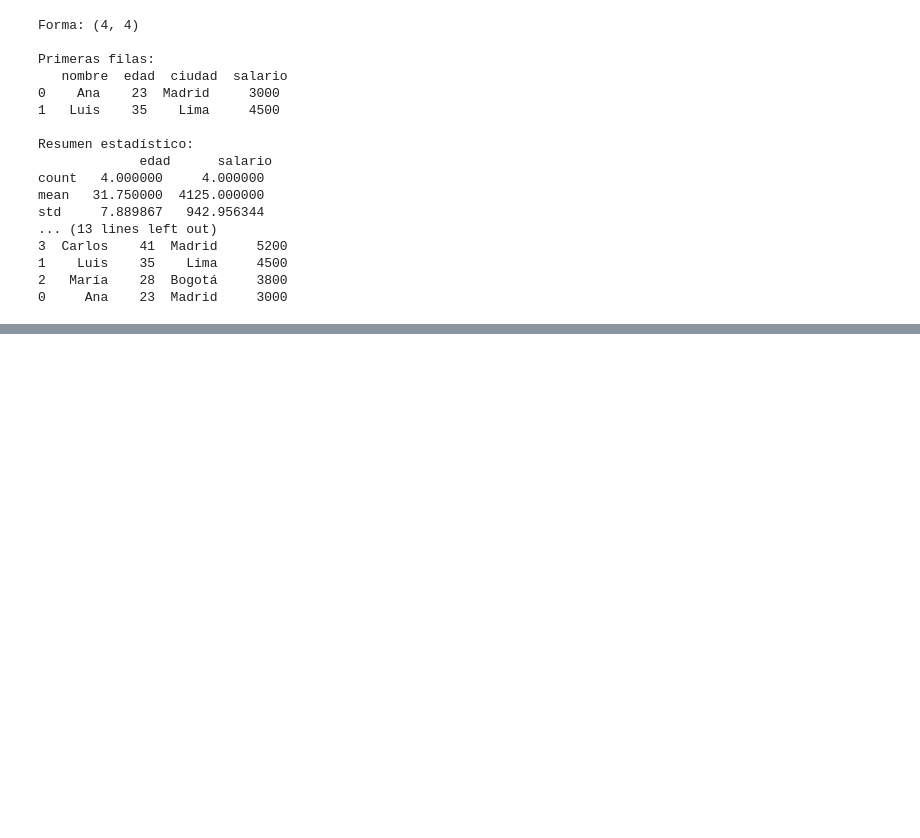
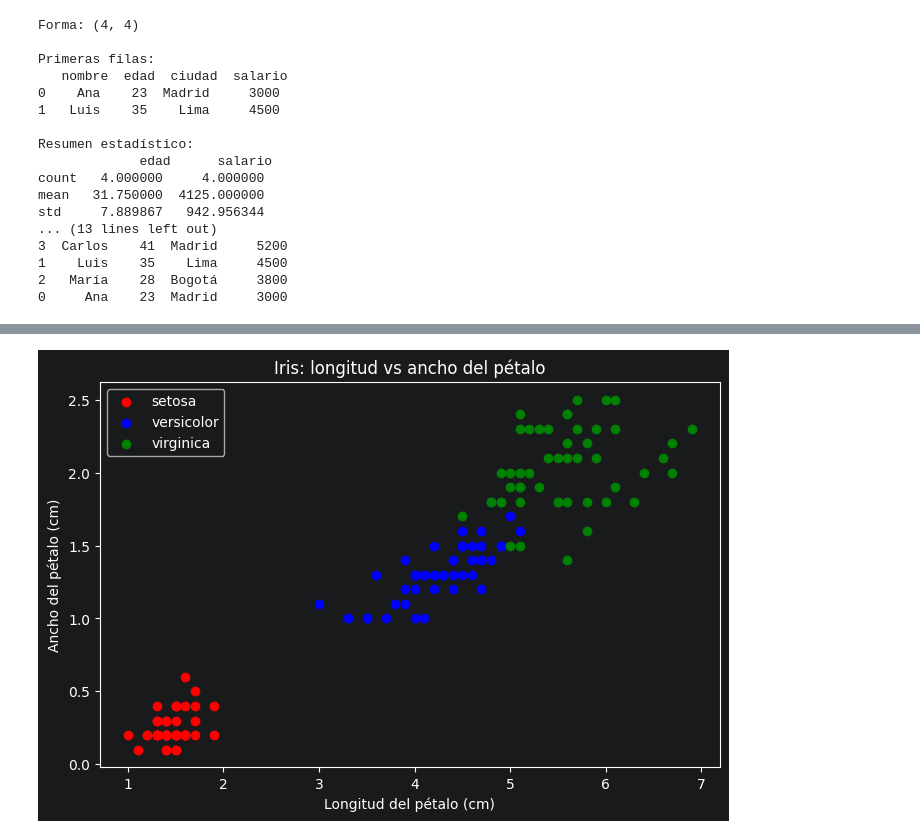
Before and after one commit to camilandrea/AI-Learning-Journey-Python-PyTorch-, a Jupyter notebook: fundamentos/01_numpy_pandas.ipynb, the cells around one changed output, grey strips where cells are left out. Cells and saved outputs as stored; diff of their text form; code cells hidden in the pictures; blank space fills up the shorter version.

```diff
--- a/fundamentos/01_numpy_pandas.ipynb
+++ b/fundamentos/01_numpy_pandas.ipynb
@@ -108,0 +165,11 @@ std     7.889867   942.956344
+# %%
+from sklearn.datasets import load_iris
+
+# Cargar el dataset
+iris = load_iris()
+df_iris = pd.DataFrame(iris.data, columns=iris.feature_names)
+df_iris["especie"] = pd.Categorical.from_codes(iris.target, iris.target_names)
+
+print("Forma:", df_iris.shape)
+print("\nPrimeras filas:\n", df_iris.head())
+print("\nEspecies:", df_iris["especie"].value_counts())
@@ -108,0 +209,18 @@ std     7.889867   942.956344
+# %%
+# Gráfica de dispersión: longitud vs ancho del pétalo
+colores = {"setosa": "red", "versicolor": "blue", "virginica": "green"}
+
+plt.figure(figsize=(8, 5))
+for especie, grupo in df_iris.groupby("especie"):
+    plt.scatter(grupo["petal length (cm)"],
+                grupo["petal width (cm)"],
+                label=especie,
+                color=colores[especie])
+
+plt.title("Iris: longitud vs ancho del pétalo")
+plt.xlabel("Longitud del pétalo (cm)")
+plt.ylabel("Ancho del pétalo (cm)")
+plt.legend()
+plt.show()
+# %% [output]
+[figure, added]
```
Also changed, not shown: parts of 10 cells of this notebook.
